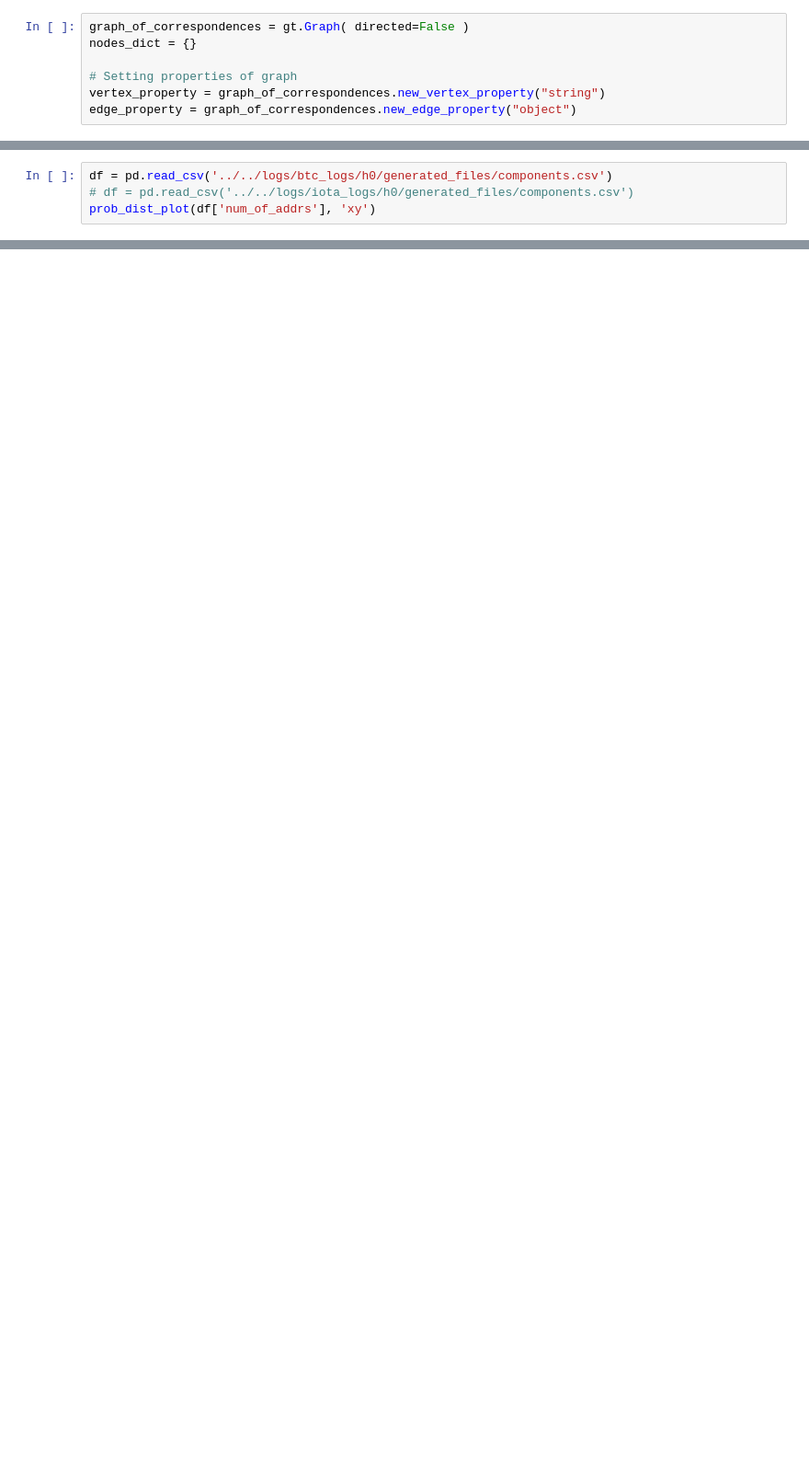
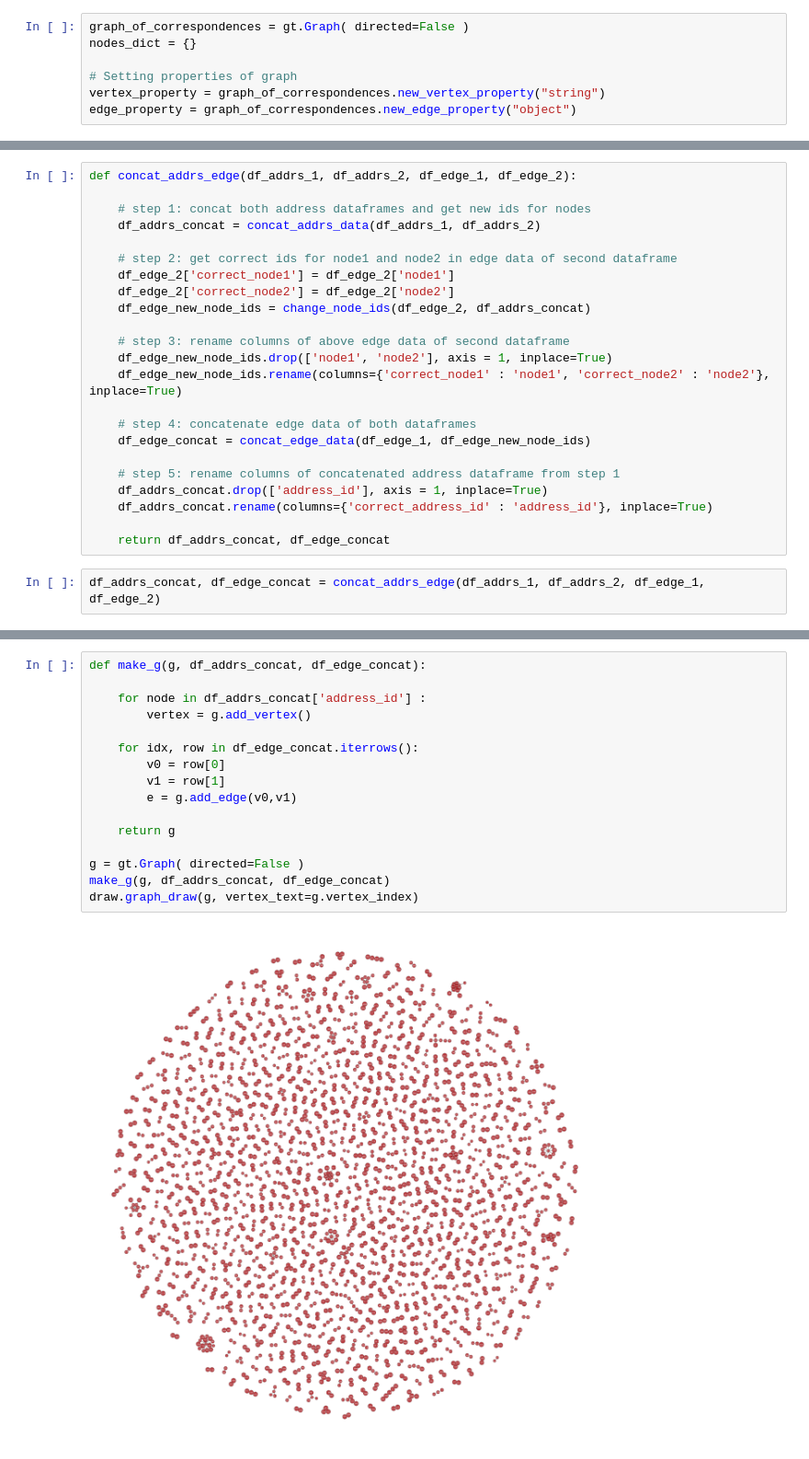
Before and after one commit to NidhiAgrawal27/Masters_Project, a Jupyter notebook: correspondence_network/src/mains/trial.ipynb, the cells around one changed output, grey strips where cells are left out. Shown at 92% size. Cells and saved outputs as stored; diff of their text form; blank space fills up the shorter version.

```diff
--- a/correspondence_network/src/mains/trial.ipynb
+++ b/correspondence_network/src/mains/trial.ipynb
@@ -230,4 +315,0 @@ def prob_dist_plot(data, log_scale):
-# %%
-df = pd.read_csv('../../logs/btc_logs/h0/generated_files/components.csv')
-# df = pd.read_csv('../../logs/iota_logs/h0/generated_files/components.csv')
-prob_dist_plot(df['num_of_addrs'], 'xy')
@@ -235,0 +426,25 @@ prob_dist_plot(df['num_of_addrs'], 'xy')
+# %%
+def concat_addrs_edge(df_addrs_1, df_addrs_2, df_edge_1, df_edge_2):
+
+    # step 1: concat both address dataframes and get new ids for nodes
+    df_addrs_concat = concat_addrs_data(df_addrs_1, df_addrs_2)
+
+    # step 2: get correct ids for node1 and node2 in edge data of second dataframe
+    df_edge_2['correct_node1'] = df_edge_2['node1']
+    df_edge_2['correct_node2'] = df_edge_2['node2']
+    df_edge_new_node_ids = change_node_ids(df_edge_2, df_addrs_concat)
+
+    # step 3: rename columns of above edge data of second dataframe
+    df_edge_new_node_ids.drop(['node1', 'node2'], axis = 1, inplace=True)
+    df_edge_new_node_ids.rename(columns={'correct_node1' : 'node1', 'correct_node2' : 'node2'}, inplace=True)
+
+    # step 4: concatenate edge data of both dataframes
+    df_edge_concat = concat_edge_data(df_edge_1, df_edge_new_node_ids)
+
+    # step 5: rename columns of concatenated address dataframe from step 1
+    df_addrs_concat.drop(['address_id'], axis = 1, inplace=True)
+    df_addrs_concat.rename(columns={'correct_address_id' : 'address_id'}, inplace=True)
+
+    return df_addrs_concat, df_edge_concat
+# %%
+df_addrs_concat, df_edge_concat = concat_addrs_edge(df_addrs_1, df_addrs_2, df_edge_1, df_edge_2)
@@ -235,0 +483,18 @@ prob_dist_plot(df['num_of_addrs'], 'xy')
+# %%
+def make_g(g, df_addrs_concat, df_edge_concat):
+
+    for node in df_addrs_concat['address_id'] :
+        vertex = g.add_vertex()
+
+    for idx, row in df_edge_concat.iterrows():
+        v0 = row[0]
+        v1 = row[1]
+        e = g.add_edge(v0,v1)
+
+    return g
+
+g = gt.Graph( directed=False )
+make_g(g, df_addrs_concat, df_edge_concat)
+draw.graph_draw(g, vertex_text=g.vertex_index)
+# %% [output]
+[figure, added]
```
Also changed, not shown: parts of 24 cells of this notebook, 15 other files.
